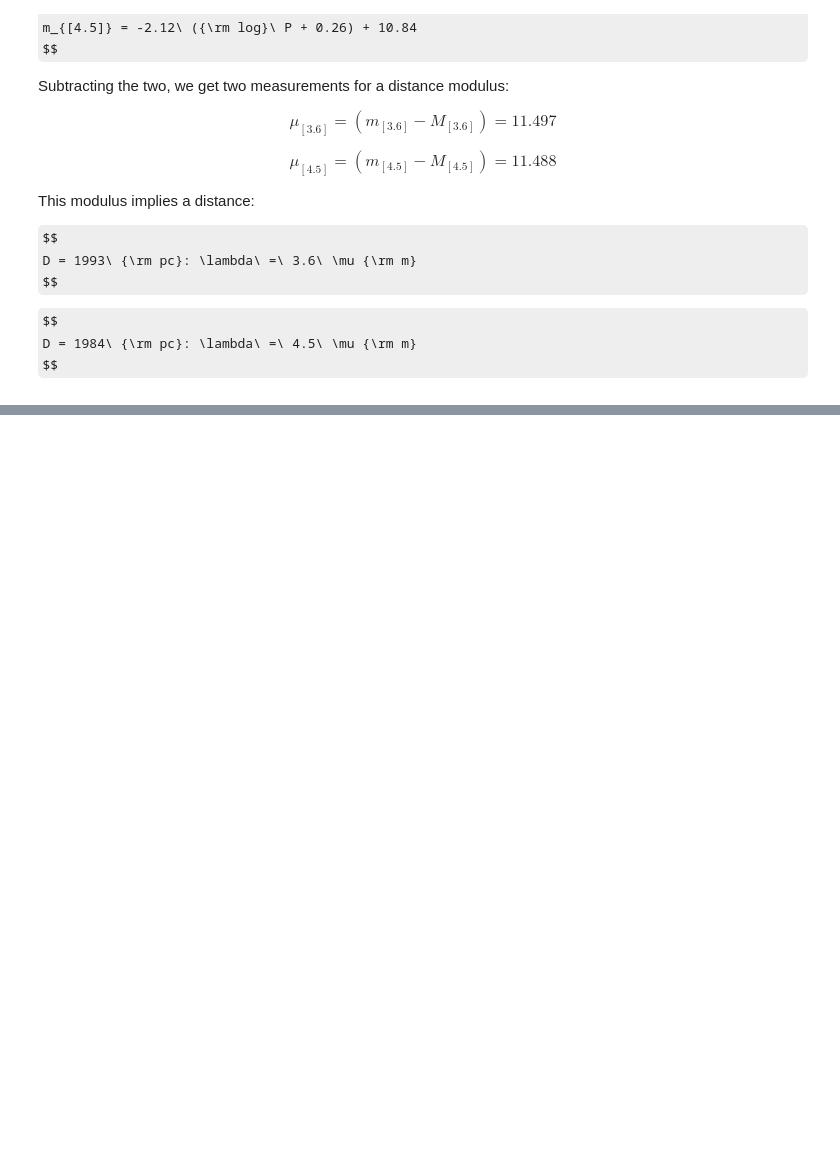
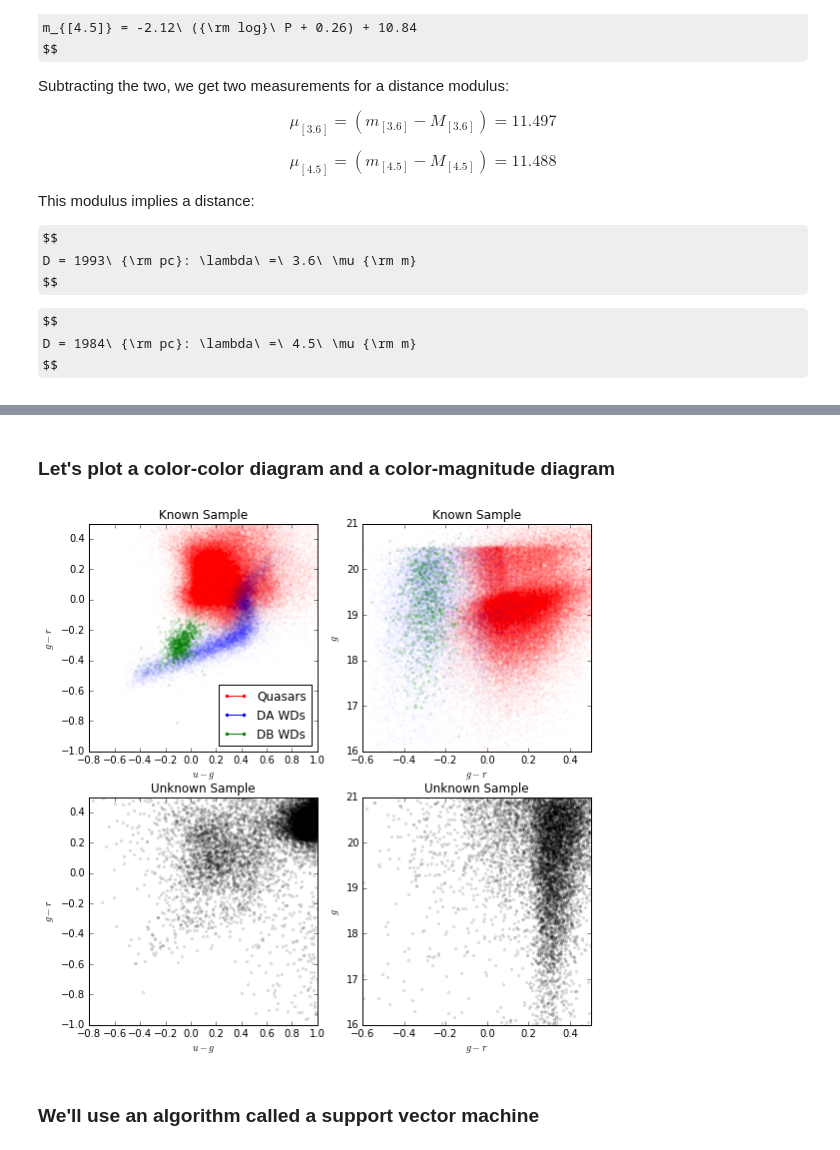
Before and after one commit to astroJeff/SMAC, a Jupyter notebook: Week_0/Week 0 - Introduction.ipynb, the cells around one changed output, grey strips where cells are left out. Drawn from its saved outputs; the diff is of its cells as text; code cells hidden in the pictures; some formulas as TeX source; blank space fills up the shorter version.

```diff
--- a/Week_0/Week 0 - Introduction.ipynb
+++ b/Week_0/Week 0 - Introduction.ipynb
@@ -311,0 +369,76 @@ But, this is a somewhat specialized situation. The above equation for $X$ has th
+# %%
+# Load the data
+data_dir = '../data/Week_0/'
+
+SDSS_blue = np.genfromtxt(open(data_dir + 'SDSS_blue_objs.dat', 'rb'), names=True)
+quasars = np.genfromtxt(open(data_dir + 'schneider_quasars.dat', 'rb'), names=True)
+DA_WDs = np.genfromtxt(open(data_dir + 'DA_kleinman.dat', 'rb'), names=True)
+DB_WDs = np.genfromtxt(open(data_dir + 'DB_kleinman.dat', 'rb'), names=True)
+# %% [markdown]
+### Let's plot a color-color diagram and a color-magnitude diagram
+# %%
+def plot_data(ax, SDSS_samp, colors):
+
+    # Plot the color-color data
+    ax[0,0].set_title('Known Sample')
+    ax[0,0].scatter(quasars['u']-quasars['g'], quasars['g']-quasars['r'], marker='.', alpha=0.01, color='r')
+    ax[0,0].scatter(DA_WDs['u']-DA_WDs['g'], DA_WDs['g']-DA_WDs['r'], marker='.', alpha=0.01, color='b')
+    ax[0,0].scatter(DB_WDs['u']-DB_WDs['g'], DB_WDs['g']-DB_WDs['r'], marker='.', alpha=0.1, color='g')
+    ax[1,0].set_title('Unknown Sample')
+    ax[1,0].scatter(SDSS_samp['u']-SDSS_samp['g'], SDSS_samp['g']-SDSS_samp['r'], marker='.', alpha=0.1, color=colors)
+
+
+
+    # Plot the color-magnitude
+    ax[0,1].set_title('Known Sample')
+    ax[0,1].scatter(quasars['g']-quasars['r'], quasars['g'], marker='.', alpha=0.01, color='r')
+    ax[0,1].scatter(DA_WDs['g']-DA_WDs['r'], DA_WDs['g'], marker='.', alpha=0.01, color='b')
+    ax[0,1].scatter(DB_WDs['g']-DB_WDs['r'], DB_WDs['g'], marker='.', alpha=0.1, color='g')
+    ax[1,1].set_title('Unknown Sample')
+    ax[1,1].scatter(SDSS_samp['g']-SDSS_samp['r'], SDSS_samp['g'], marker='.', alpha=0.1, color=colors)
+
+
+    # Add the legend
+    ax[0,0].plot(np.NaN, np.NaN, color='r', label='Quasars')
+    ax[0,0].plot(np.NaN, np.NaN, color='b', label='DA WDs')
+    ax[0,0].plot(np.NaN, np.NaN, color='g', label='DB WDs')
+    leg = ax[0,0].legend(loc=4)
+    for l in leg.get_lines():
+        l.set_alpha(1.0)
+        l.set_marker('.')
+
+
+
+
+    for i in np.arange(2):
+        # Set the plot limits
+        ax[i,0].set_xlim(-0.8, 1.0)
+        ax[i,0].set_ylim(-1.0, 0.5)
+        ax[i,1].set_xlim(-0.6, 0.5)
+        ax[i,1].set_ylim(16.0, 21.0)
+
+        # Add the plot labels
+        ax[i,0].set_xlabel(r'$u-g$')
+        ax[i,0].set_ylabel(r'$g-r$')
+        ax[i,1].set_xlabel(r'$g-r$')
+        ax[i,1].set_ylabel(r'$g$')
+
+
+
+fig, ax = plt.subplots(2, 2, figsize=(9, 9))
+
+
+# We'll select 10000 random samples of the ~4 million SDSS stars
+n_samp = 10000
+idx = np.random.randint(len(SDSS_blue), size=n_samp)
+SDSS_samp = SDSS_blue[idx]
+colors = np.ones(n_samp, dtype='S11')
+colors = 'k'
+
+plot_data(ax, SDSS_samp, colors)
+
+plt.show()
+# %% [output]
+[figure, added]
+# %% [markdown]
+### We'll use an algorithm called a support vector machine
```
Also changed, not shown: parts of 25 cells of this notebook, 5 other files.
